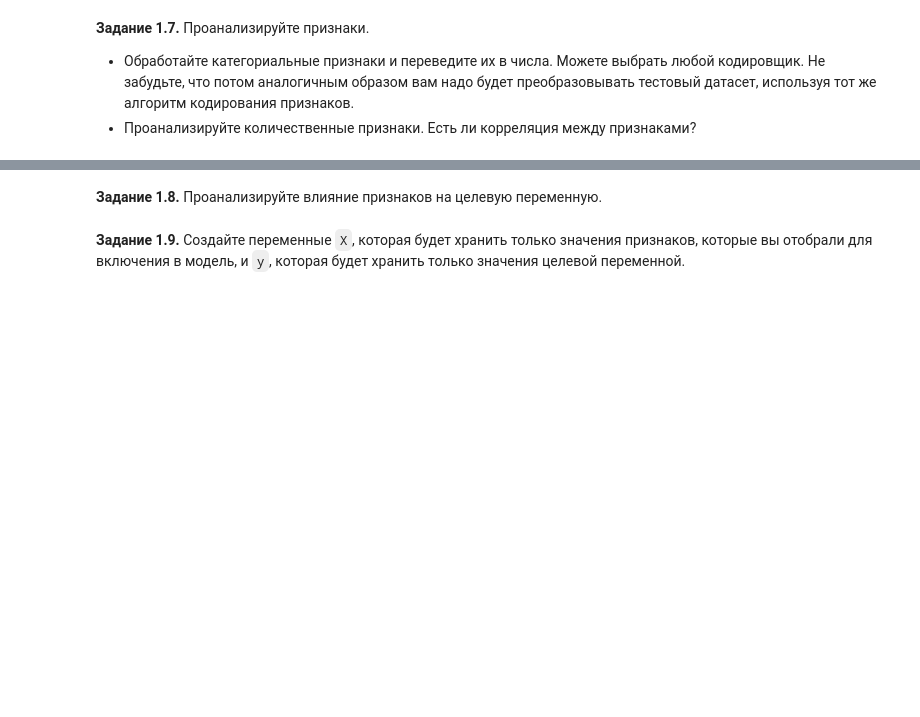
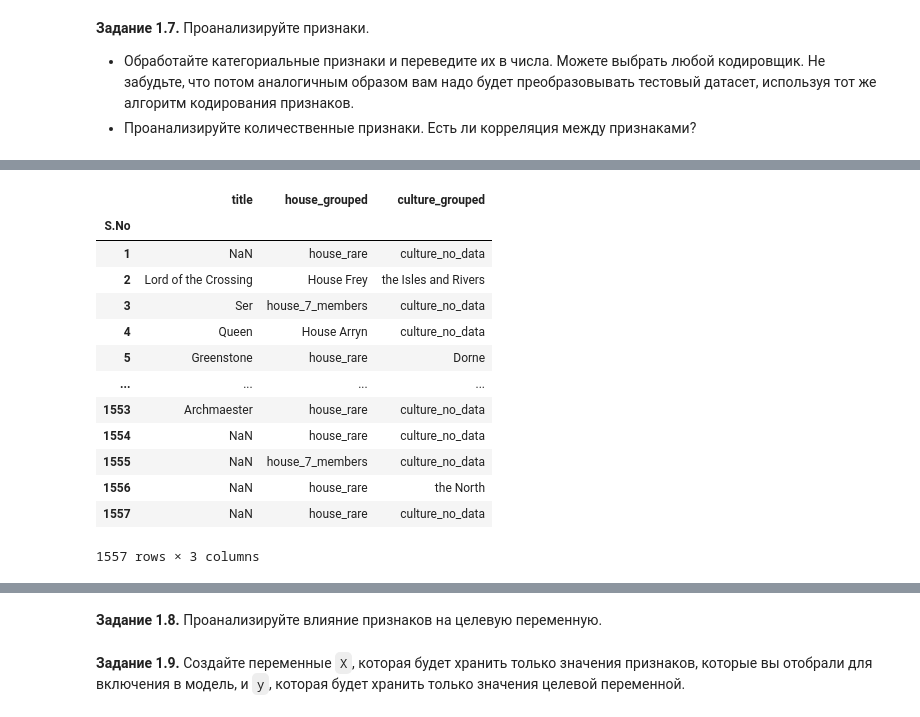
Before and after one commit to Lake3L/For_Google_Collab, a Jupyter notebook: week_01_ml_intro/Homework/hw_1_game_of_thrones.ipynb, the cells around one changed output, grey strips where cells are left out. Saved outputs shown, nothing was run; the diff lists cells and outputs as text; code cells hidden in the pictures; blank space fills up the shorter version.

```diff
--- a/week_01_ml_intro/Homework/hw_1_game_of_thrones.ipynb
+++ b/week_01_ml_intro/Homework/hw_1_game_of_thrones.ipynb
@@ -516,0 +653,25 @@ data.describe(include = ['int', 'float', 'double', 'long']).T[['count', 'min', '
+# %%
+categorical_columns = ['title', 'house_grouped', 'culture_grouped']
+
+categorical_features = data[categorical_columns]
+
+categorical_features.columns
+
+unprocessed_cat_features = categorical_features.select_dtypes(include=[object]).columns.tolist()
+
+data[unprocessed_cat_features]
+# %% [output]
+|  | title | house_grouped | culture_grouped |
+| S.No |  |  |  |
+| 1 | NaN | house_rare | culture_no_data |
+| 2 | Lord of the Crossing | House Frey | the Isles and Rivers |
+| 3 | Ser | house_7_members | culture_no_data |
+| 4 | Queen | House Arryn | culture_no_data |
+| 5 | Greenstone | house_rare | Dorne |
+| ... | ... | ... | ... |
+| 1553 | Archmaester | house_rare | culture_no_data |
+| 1554 | NaN | house_rare | culture_no_data |
+| 1555 | NaN | house_7_members | culture_no_data |
+| 1556 | NaN | house_rare | the North |
+| 1557 | NaN | house_rare | culture_no_data |
+1557 rows × 3 columns
```
Also changed, not shown: parts of 16 cells of this notebook.
